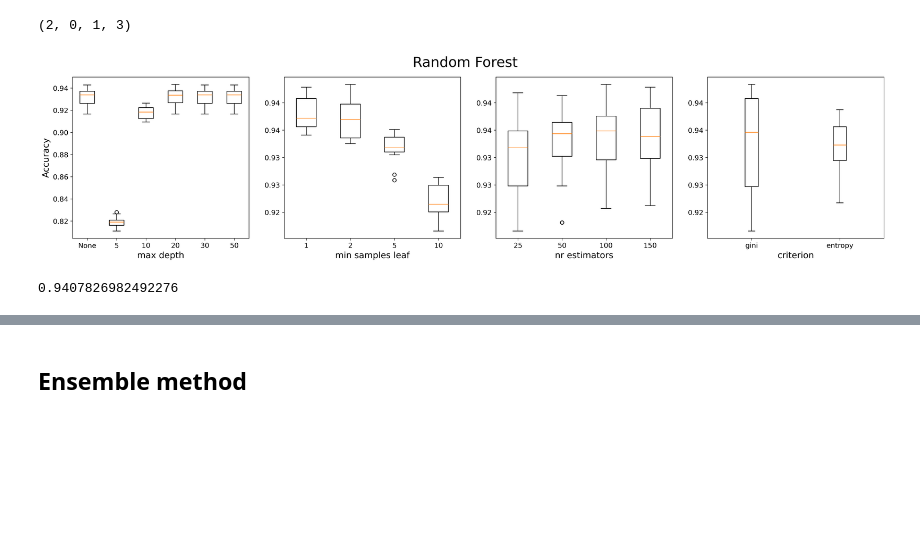
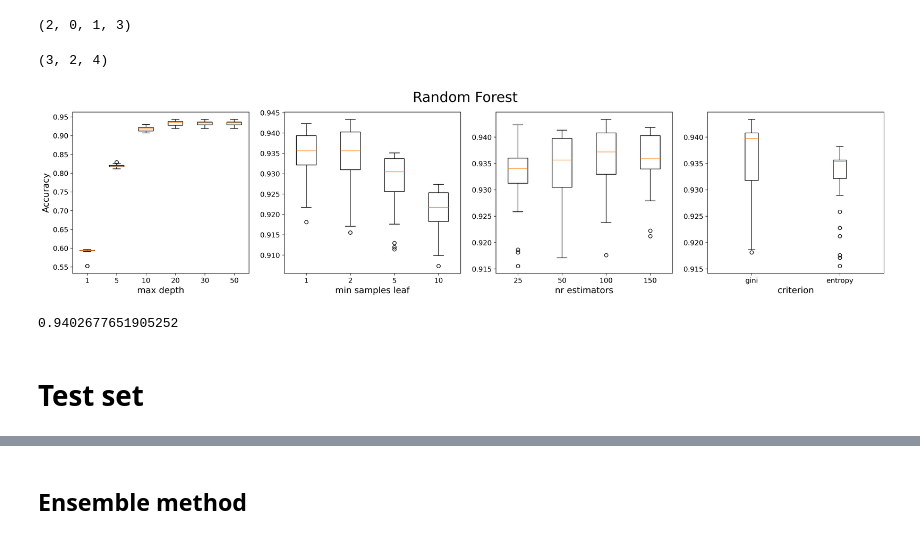
Before and after one commit to LorenzoRimella/ML_tunneling, a Jupyter notebook: model_selection_training.ipynb, the cells around one changed output, grey strips where cells are left out. Drawn from its saved outputs; the diff is of its cells as text; code cells hidden in the pictures; blank space fills up the shorter version.

```diff
--- a/model_selection_training.ipynb
+++ b/model_selection_training.ipynb
@@ -397,35 +398,30 @@ for i in range(accuracy_vector_LGBM.shape[2]):
     boxplot_3.append(np.matrix.flatten(accuracy_vector_LGBM[:,:,i,:,:,0]))
 ax[0].boxplot(boxplot_3, labels = learning_rate_list)
 ax[0].set_xlabel(r"learning rate")
-ax[0].yaxis.set_major_formatter(FormatStrFormatter('%.2f'))
 
 boxplot_2 = []
 for i in range(accuracy_vector_LGBM.shape[1]):
     boxplot_2.append(np.matrix.flatten(accuracy_vector_LGBM[:,i,1,:,:,0]))
 ax[1].boxplot(boxplot_2, labels = n_estimators_list)
 ax[1].set_xlabel(r"nr estimators")
-ax[1].yaxis.set_major_formatter(FormatStrFormatter('%.2f'))
 
 boxplot_1 = []
 for i in range(accuracy_vector_LGBM.shape[0]):
     boxplot_1.append(np.matrix.flatten(accuracy_vector_LGBM[i,[2,3],1,:,:,0]))
 ax[2].boxplot(boxplot_1, labels = num_leaves_list)
 ax[2].set_xlabel(r"nr leaves")
-ax[2].yaxis.set_major_formatter(FormatStrFormatter('%.2f'))
 
 boxplot_5 = []
 for i in range(accuracy_vector_LGBM.shape[4]):
-    boxplot_5.append(np.matrix.flatten(accuracy_vector_LGBM[[1,2],3,1,:,i,0]))
+    boxplot_5.append(np.matrix.flatten(accuracy_vector_LGBM[[1,2],[2,3],1,:,i,0]))
 ax[3].boxplot(boxplot_5, labels = lambda_list)
 ax[3].set_xlabel(r"$\lambda$")
-ax[3].yaxis.set_major_formatter(FormatStrFormatter('%.2f'))
 
 boxplot_4 = []
 for i in range(accuracy_vector_LGBM.shape[3]):
-    boxplot_4.append(np.matrix.flatten(accuracy_vector_LGBM[[1,2],[2,3],1,i,:,0]))
+    boxplot_4.append(np.matrix.flatten(accuracy_vector_LGBM[[1,2],[2,3],1,i,0,0]))
 ax[4].boxplot(boxplot_4, labels = max_depth_list)
 ax[4].set_xlabel(r"max depth")
-ax[4].yaxis.set_major_formatter(FormatStrFormatter('%.2f'))
 
 fig.savefig('data/figures/boxplots_LGBM.png', bbox_inches="tight", dpi = 300)
 # %% [output]
@@ -456,8 +452,7 @@ data= []
 n_estimators_list = [25, 50, 100, 150]
 criterion_list = ["gini", "entropy"]
 min_samples_leaf_list = [1, 2, 5, 10]
-max_depth_list = ["None", 5, 10, 20, 30, 50] # this is for plotting
-# max_depth_list = [None, 5, 10, 20, 30, 50] # this is for tuning
+max_depth_list = [1, 5, 10, 20, 30, 50] # this is for plotting
 
 # accuracy_vector = -100 + np.zeros((len(n_estimators_list), len(criterion_list), len(min_samples_leaf_list), len(max_depth_list)))
 
@@ -493,55 +488,57 @@ max_index = np.unravel_index(np.argmax(accuracy_vector_RandomForest), accuracy_v
 max_index
 # %% [output]
 (2, 0, 1, 3)
+# %%
+accuracy_vector_RandomForest[i,:,:,[3,4,5]].shape
+# %% [output]
+(3, 2, 4)
 # %%
 fig, ax = plt.subplots(nrows = 1, ncols = 4, figsize = (25, 5), dpi=300)
 
 fig.suptitle('Random Forest', fontsize = 24)
 
 ax[0].set_ylabel("Accuracy")
 
 boxplot_4 = []
 for i in range(accuracy_vector_RandomForest.shape[3]):
     boxplot_4.append(np.matrix.flatten(accuracy_vector_RandomForest[:,:,:,i]))
 ax[0].boxplot(boxplot_4, labels = max_depth_list)
 ax[0].set_xlabel(r"max depth")
-ax[0].yaxis.set_major_formatter(FormatStrFormatter('%.2f'))
 
 boxplot_3 = []
 for i in range(accuracy_vector_RandomForest.shape[2]):
-    boxplot_3.append(np.matrix.flatten(accuracy_vector_RandomForest[:,:,i,[0,3,4,5]]))
+    boxplot_3.append(np.matrix.flatten(accuracy_vector_RandomForest[:,:,i,[2,3,4,5]]))
 ax[1].boxplot(boxplot_3, labels = min_samples_leaf_list)
 ax[1].set_xlabel(r"min samples leaf")
-ax[1].yaxis.set_major_formatter(FormatStrFormatter('%.2f'))
+
+boxplot_1 = []
+for i in range(accuracy_vector_RandomForest.shape[0]):
+    boxplot_1.append(np.matrix.flatten(accuracy_vector_RandomForest[i,:,:,[2,3,4,5]][...,[0,1]]))
+ax[2].boxplot(boxplot_1, labels = n_estimators_list)
+ax[2].set_xlabel(r"nr estimators")
 
 boxplot_2 = []
 for i in range(accuracy_vector_RandomForest.shape[1]):
-    boxplot_2.append(np.matrix.flatten(accuracy_vector_RandomForest[:,i,:,[0,3,4,5]]))
+    boxplot_2.append(np.matrix.flatten(accuracy_vector_RandomForest[:,i,:,[2,3,4,5]][...,[0,1]]))
 ax[3].boxplot(boxplot_2, labels = criterion_list)
 ax[3].set_xlabel(r"criterion")
-ax[3].yaxis.set_major_formatter(FormatStrFormatter('%.2f'))
-
-boxplot_1 = []
-for i in range(accuracy_vector_RandomForest.shape[0]):
-    boxplot_1.append(np.matrix.flatten(accuracy_vector_RandomForest[i,:,:,[0,3,4,5]]))
-ax[2].boxplot(boxplot_1, labels = n_estimators_list)
-ax[2].set_xlabel(r"nr estimators")
-ax[2].yaxis.set_major_formatter(FormatStrFormatter('%.2f'))
 
 fig.savefig('data/figures/boxplots_RandomForest.png', bbox_inches="tight", dpi = 300)
 # %% [output]
-[figure, old version]
+[figure, new version]
 # %%
-clf = RandomForestClassifier( n_estimators     = n_estimators_list[max_index[0]],
+clf_RF = RandomForestClassifier( n_estimators     = n_estimators_list[max_index[0]],
                               criterion        = criterion_list[max_index[1]],
                               min_samples_leaf = min_samples_leaf_list[max_index[2]],
                               max_depth        = max_depth_list[max_index[3]]
                             )
 
-RF = clf.fit(X_train, y_train)
+RF = clf_RF.fit(X_train, y_train)
 
 # Predict the labels for the test set
 y_pred = RF.predict(X_test)
 accuracy_score(y_test, y_pred)
 # %% [output]
-0.9407826982492276
+0.9402677651905252
+# %% [markdown]
+# Test set
```
Also changed, not shown: parts of 22 cells of this notebook, 10 other files.
